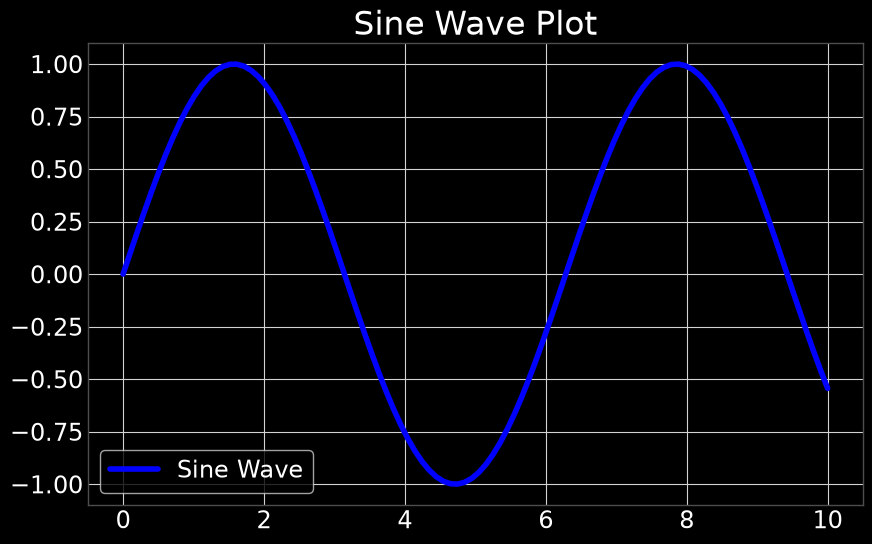
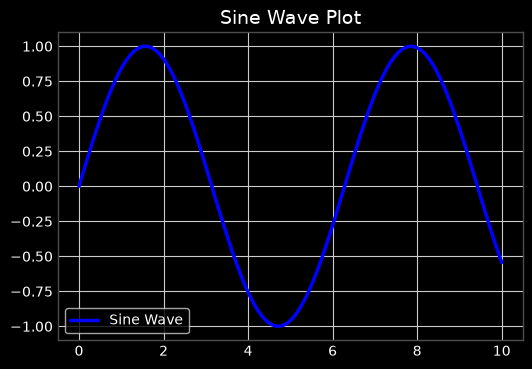
The notebook cell's code change between the first figure and the second:
--- before
+++ after
@@ -1,7 +1,7 @@
 scientifig.use_style(
-    "presentation", width=0.5, background="black"
+    "paper", width=1, background="black"
 )  # once, e.g. at the top of a notebook
 
-fig, ax = scientifig.create_figure(figsize=(10, 6))
+fig, ax = scientifig.create_figure(figsize=(6, 4))
 
 # generate some data

Commit: more realistic sizes